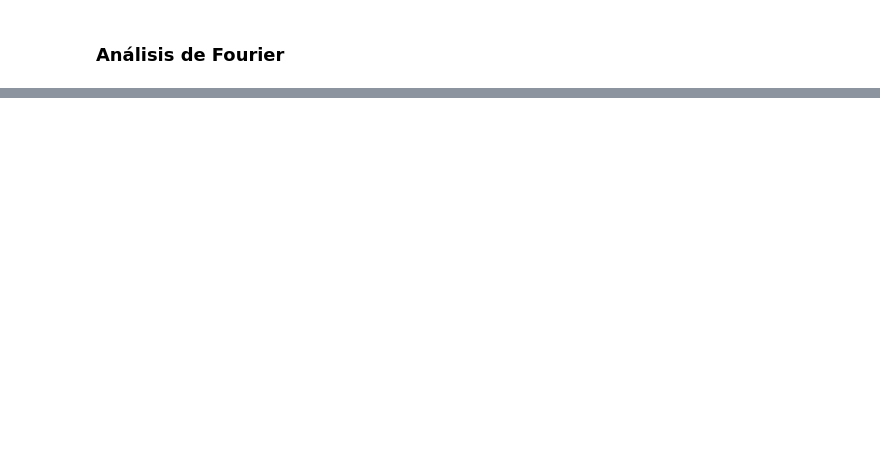
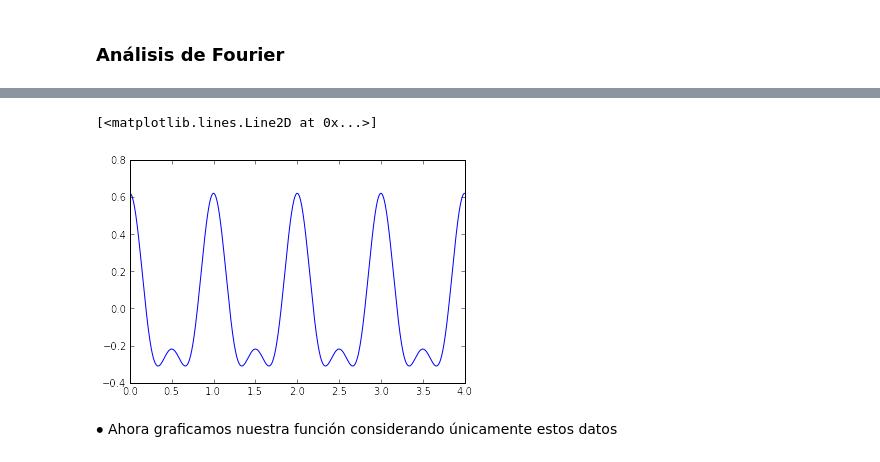
Before and after one commit to sergioandrescs/ROMEROCOTRINO_HW5, a Jupyter notebook: Est-Variables/est-variables.ipynb, the cells around one changed output, grey strips where cells are left out. Saved outputs shown, nothing was run; the diff lists cells and outputs as text; code cells hidden in the pictures; blank space fills up the shorter version.

```diff
--- a/Est-Variables/est-variables.ipynb
+++ b/Est-Variables/est-variables.ipynb
@@ -32,0 +63,19 @@ print data
+# %%
+#Borramos los datos que no nos interesan
+
+trans[np.abs(frec) > (frec_posit[ len(n_points) - 1 ])] = 0
+'''
+Por que no me sirve?
+trans[np.abs(frec) > (frec_posit[ n_points[len(n_points) - 1 ]])] = 0
+'''
+
+#Sacamos la inversa
+
+n_ifft = ifft(trans)
+
+plot (data.T[0], n_ifft)
+# %% [output]
+[<matplotlib.lines.Line2D at 0x...>]
+[figure, added]
+# %% [markdown]
+$\bullet$ Ahora graficamos nuestra función considerando únicamente estos datos
```
Also changed, not shown: parts of 6 cells of this notebook.
